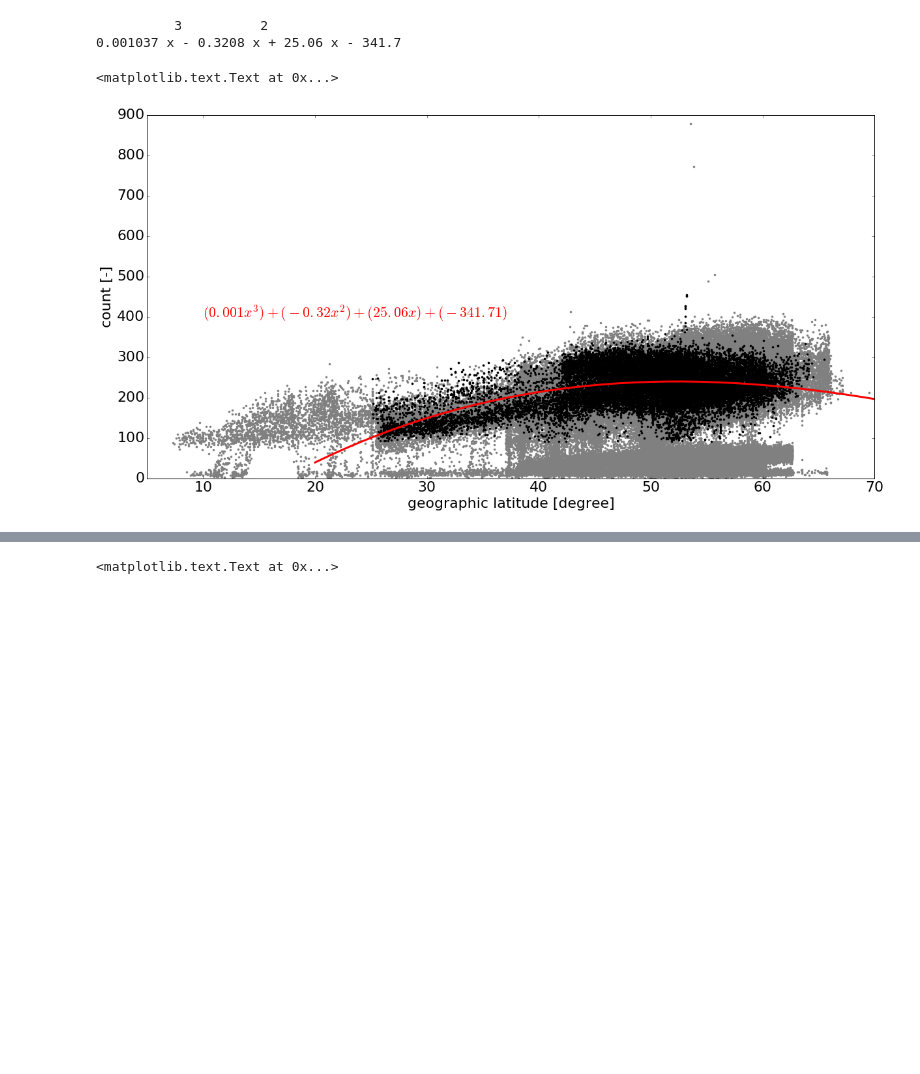
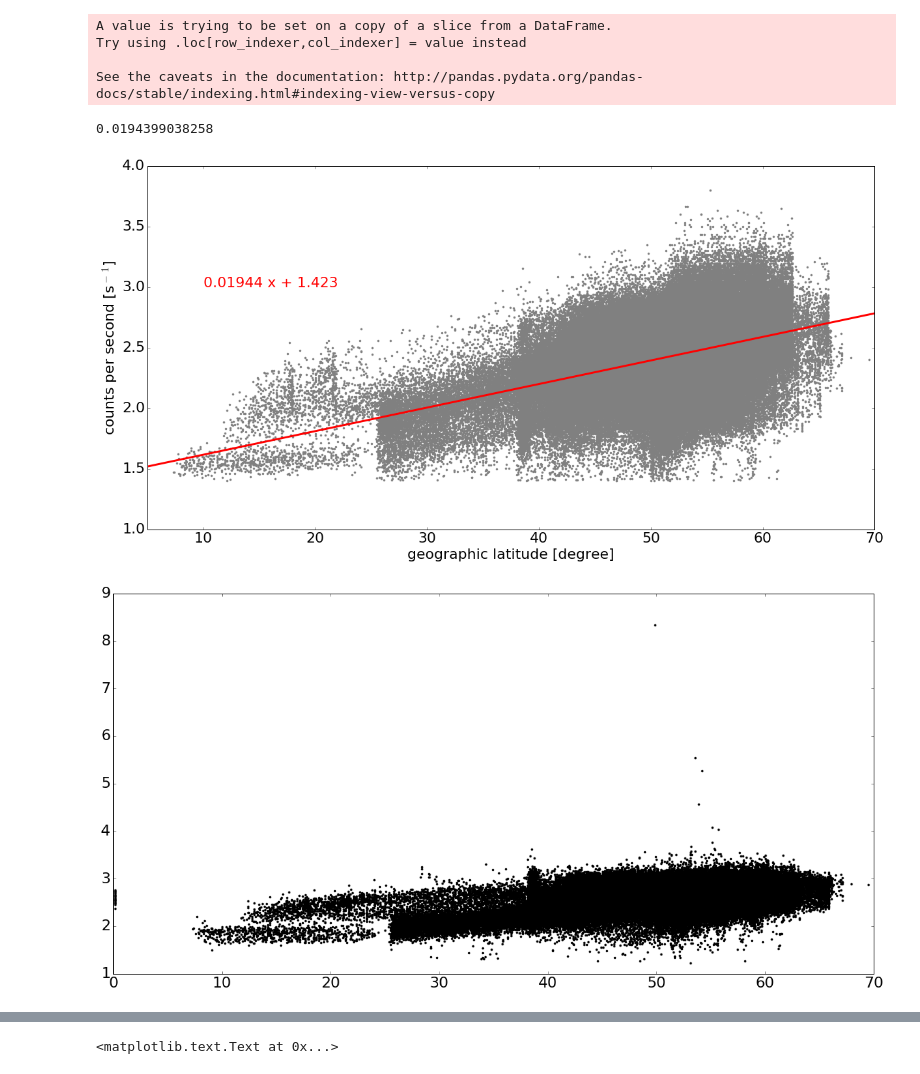
Before and after one commit to ODZ-UJF-AV-CR/liulin, a Jupyter notebook: FDoldstyle_alldata.ipynb, the cells around one changed output, grey strips where cells are left out. Cells and saved outputs as stored; diff of their text form; code cells hidden in the pictures; blank space fills up the shorter version.

Commit message:
new batch data processing

```diff
--- a/FDoldstyle_alldata.ipynb
+++ b/FDoldstyle_alldata.ipynb
@@ -20,8 +19,13 @@ Populating the interactive namespace from numpy and matplotlib
 # %%
-filename = './output/AllRun2.txt'
+filename = './output/AllRun.txt'
 
-df = pd.read_csv(filename,delimiter='\t', header=0, usecols=['date','lat','alt','H','E','count'],
+df = pd.read_csv(filename,delimiter='\t', header=0, usecols=['date','lat','alt','H','E','DSi','count','tdelta'],
                  )
 
+#df['tdelta'].loc[df['tdelta']==600] = 300
+df['count'] = df['count'].div(df['tdelta'])
+df = df.loc[df['alt'] > 30500]
+df = df.loc[df['count'] > 1.4]
 
-#df = df.set_index('date')
+df.index = pd.to_datetime(df.index)
+df = df.set_index('date')
@@ -30,35 +47,50 @@ df = pd.read_csv(filename,delimiter='\t', header=0, usecols=['date','lat','alt',
 # %%
 # find latitude relation
 
 plt.figure(figsize=(20, 10))
 matplotlib.rcParams.update({'font.size': 22})
 
-dfalt = df.loc[df['alt'] > 0]
-dflat = dfalt.loc[dfalt['count'] > 0]
+dflat = df#.loc[df['alt'] > 30500]
+#dflat = dflat.loc[dflat['count'] > 1.3]
+#dflat = dfalt.loc[dfalt['count'] > 0].loc[dfalt['tdelta'] <= 600]
 plt.plot(dflat['lat'],dflat['count'], linestyle='', marker='.', color='gray')
 
 #dflat = df.loc[df['count'] > 90].loc[df['lat'] > 25].loc[df['lat'] < 63].loc[df['alt'] > 36000]
-dflat = df.loc[df['count'] > 90].loc[df['lat'] > 25].loc[df['lat'] < 70].loc[df['alt'] > 35000].loc[df['alt'] < 36000]
-plt.plot(dflat['lat'],dflat['count'], linestyle='', marker='.', color='black')
+#dflat = df.loc[df['count'] < 90].loc[df['lat'] > 25].loc[df['lat'] < 70].loc[df['alt'] > 35000]
+#dfselected = df.loc[df['count'] > 0.8].loc[df['count'] < 0.9].loc[df['lat'] > 50].loc[df['lat'] < 55]
+#dfselected = df.loc[df['tdelta'] == 300]#.loc[df['tdelta'] < 600]
+#df = df.reset_index(drop=True)
+#df['date'] = pd.to_datetime(df['date'])
+#df.index = pd.to_datetime(df.index)
+#df = df.set_index('date')
+#df = df.sort_index()
 
-pf_coef = np.polyfit(dflat['lat'],dflat['count'],3)     # linear aproximation
+
+pf_coef = np.polyfit(dflat['lat'],dflat['count'],1)     # linear aproximation
 p = np.poly1d(pf_coef)
-plt.plot(sy.linspace(20,90), p(sy.linspace(20,90)), 'r-', c='red', lw=3)
-#plt.text(10,400,str(np.poly1d(pf_coef)),color='red')
+plt.plot(sy.linspace(5,70), p(sy.linspace(5,70)), 'r-', c='red', lw=3)
+plt.text(10,3,str(np.poly1d(pf_coef)),color='red')
 
-plt.text(10,400, r'$(' + str(round(pf_coef[0],4)) + 'x^3) + (' + str(round(pf_coef[1],2)) + ' x^2) + (' + str(round(pf_coef[2],2)) + ' x) + (' + str(round(pf_coef[3],2)) + ')$', color='red')
+#plt.text(10,3.5, r'$(' + str(round(pf_coef[0],4)) + 'x^3) + (' + str(round(pf_coef[1],2)) + ' x^2) + (' + str(round(pf_coef[2],2)) + ' x) + (' + str(round(pf_coef[3],2)) + ')$', color='red')
 
-print str(np.poly1d(pf_coef))
-
-#plt.ylim(0,500)
+plt.ylim(1,4)
 plt.xlim(5,70)
 plt.xlabel('geographic latitude [degree]')
-plt.ylabel('count [-]')
+plt.ylabel(r'counts per second [s$^-$$^1$]')
 
-#plt.plot(df['lat'],df['count']-p(df['lat']), linestyle='', marker='.', color='blue')
+plt.figure(figsize=(20, 10))
+#dfselected = dflat['2001':'2002']
+dfselected = dfalt.loc[dfalt['alt'] > 31000]
+dfselected['count'] = dfselected['count'] + p(60) - pp(dfselected['alt'])
+plt.plot(dfselected['lat'],dfselected['count'], linestyle='', marker='.', color='black')
+
+print p(61)-p(60)
 # %% [output]
-          3          2
-0.001037 x - 0.3208 x + 25.06 x - 341.7
+A value is trying to be set on a copy of a slice from a DataFrame.
+Try using .loc[row_indexer,col_indexer] = value instead
+
+See the caveats in the documentation: http://pandas.pydata.org/pandas-docs/stable/indexing.html#indexing-view-versus-copy
-<matplotlib.text.Text at 0x...>
+0.0194399038258
-[figure, old version]
+[figure, new version]
+[figure, added]
 # %%
```
Also changed, not shown: parts of 17 cells of this notebook.
